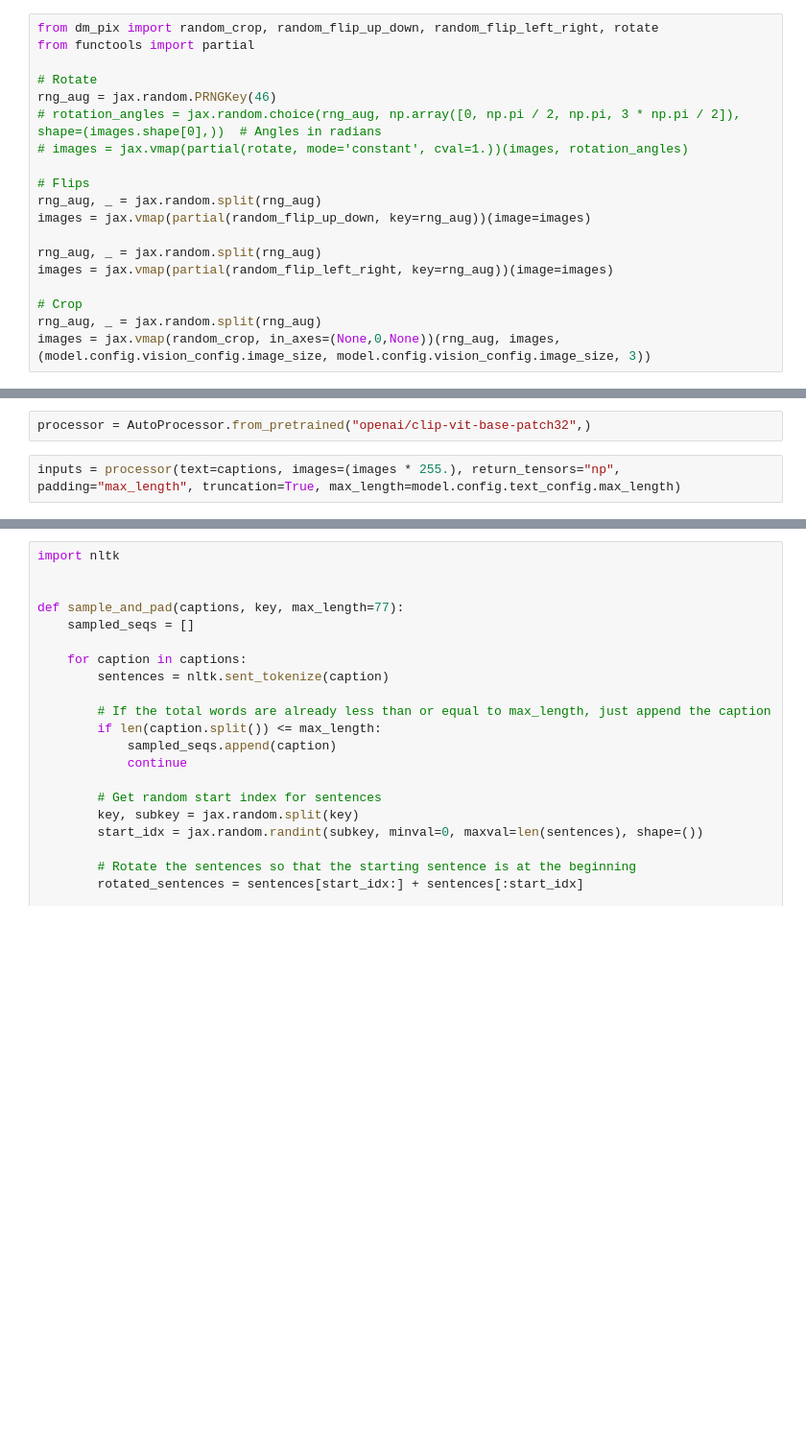
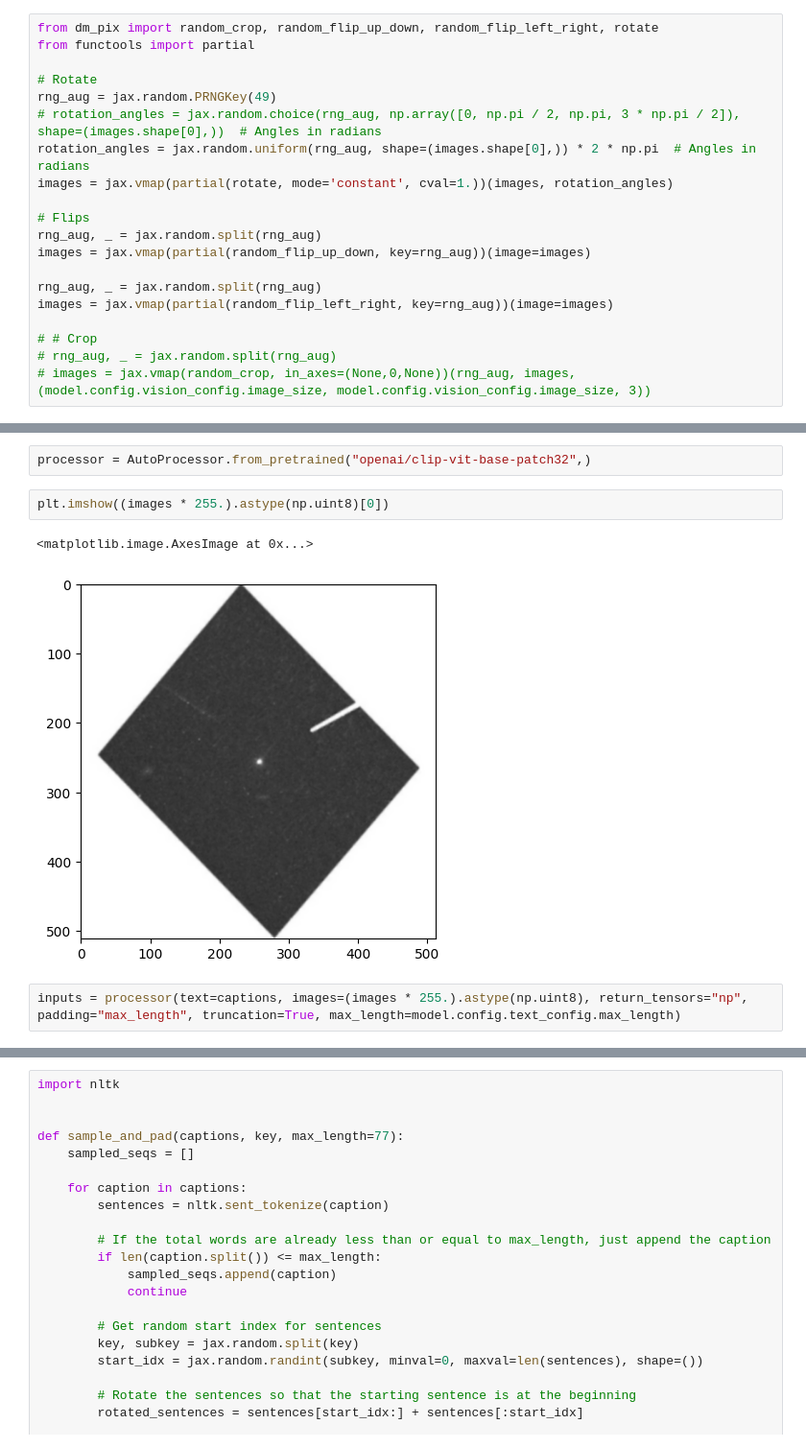
Before and after one commit to smsharma/PAPERCLIP-Hubble, a Jupyter notebook: notebooks/02_clip_explorer.ipynb, the cells around one changed output, grey strips where cells are left out. Shown at 96% size. Saved outputs shown, nothing was run; the diff lists cells and outputs as text; blank space fills up the shorter version.

Commit message:
Added continuous rotations option; made evals deterministic; by default no crops

```diff
--- a/notebooks/02_clip_explorer.ipynb
+++ b/notebooks/02_clip_explorer.ipynb
@@ -65,9 +69,10 @@ from dm_pix import random_crop, random_flip_up_down, random_flip_left_right, rot
 from functools import partial
 
 # Rotate
-rng_aug = jax.random.PRNGKey(46)
+rng_aug = jax.random.PRNGKey(49)
 # rotation_angles = jax.random.choice(rng_aug, np.array([0, np.pi / 2, np.pi, 3 * np.pi / 2]), shape=(images.shape[0],))  # Angles in radians
-# images = jax.vmap(partial(rotate, mode='constant', cval=1.))(images, rotation_angles)
+rotation_angles = jax.random.uniform(rng_aug, shape=(images.shape[0],)) * 2 * np.pi  # Angles in radians
+images = jax.vmap(partial(rotate, mode='constant', cval=1.))(images, rotation_angles)
 
 # Flips
 rng_aug, _ = jax.random.split(rng_aug)
@@ -76,6 +81,6 @@ images = jax.vmap(partial(random_flip_up_down, key=rng_aug))(image=images)
 rng_aug, _ = jax.random.split(rng_aug)
 images = jax.vmap(partial(random_flip_left_right, key=rng_aug))(image=images)
 
-# Crop
-rng_aug, _ = jax.random.split(rng_aug)
-images = jax.vmap(random_crop, in_axes=(None,0,None))(rng_aug, images, (model.config.vision_config.image_size, model.config.vision_config.image_size, 3))
+# # Crop
+# rng_aug, _ = jax.random.split(rng_aug)
+# images = jax.vmap(random_crop, in_axes=(None,0,None))(rng_aug, images, (model.config.vision_config.image_size, model.config.vision_config.image_size, 3))
@@ -87,4 +96,9 @@ plt.imshow(images[1], vmin=0, vmax=1)
 # %%
 processor = AutoProcessor.from_pretrained("openai/clip-vit-base-patch32",)
+# %%
+plt.imshow((images * 255.).astype(np.uint8)[0])
+# %% [output]
+<matplotlib.image.AxesImage at 0x...>
+[figure, added]
 # %%
-inputs = processor(text=captions, images=(images * 255.), return_tensors="np", padding="max_length", truncation=True, max_length=model.config.text_config.max_length)
+inputs = processor(text=captions, images=(images * 255.).astype(np.uint8), return_tensors="np", padding="max_length", truncation=True, max_length=model.config.text_config.max_length)
```
Also changed, not shown: parts of 6 cells of this notebook, 5 other files.
